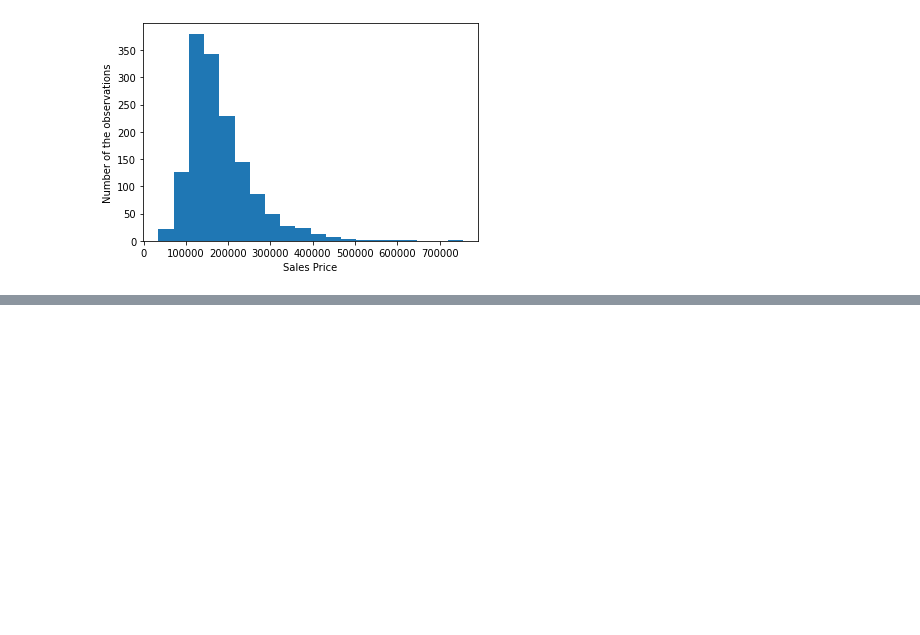
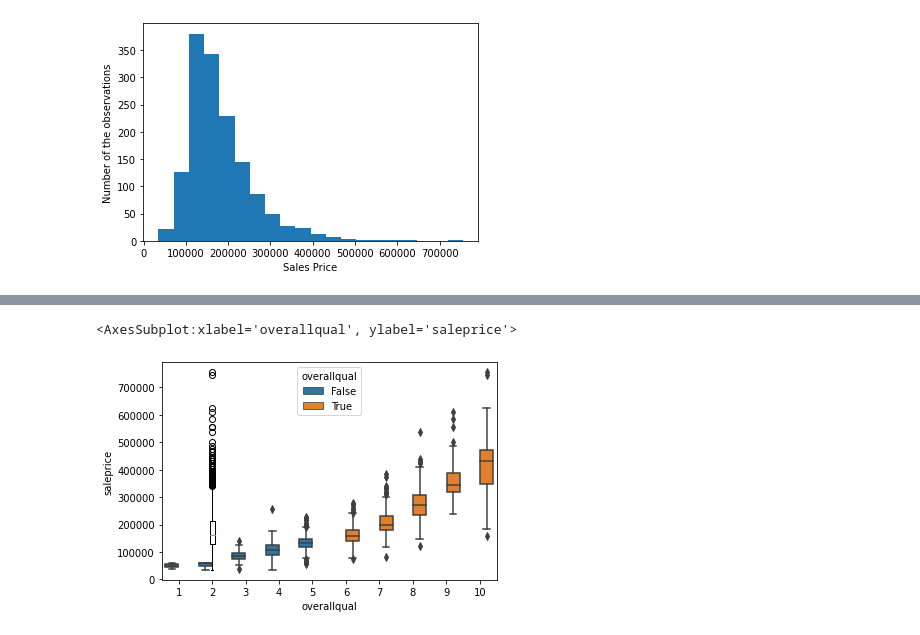
Before and after one commit to jayapat/datascience_projects, a Jupyter notebook: project-2-house-price-eda.ipynb, the cells around one changed output, grey strips where cells are left out. Saved outputs shown, nothing was run; the diff lists cells and outputs as text; code cells hidden in the pictures; blank space fills up the shorter version.

```diff
--- a/project-2-house-price-eda.ipynb
+++ b/project-2-house-price-eda.ipynb
@@ -128,0 +129,7 @@ sns.histplot(train_df, x = train_df.saleprice)
+# %%
+# lets make teh box plot
+plt.boxplot(train_df['saleprice'])
+sns.boxplot(y = train_df['saleprice'], x = train_df.overallqual, hue = train_df.overallqual > 5)
+# %% [output]
+<AxesSubplot:xlabel='overallqual', ylabel='saleprice'>
+[figure, added]
```
Also changed, not shown: parts of 9 cells of this notebook.
